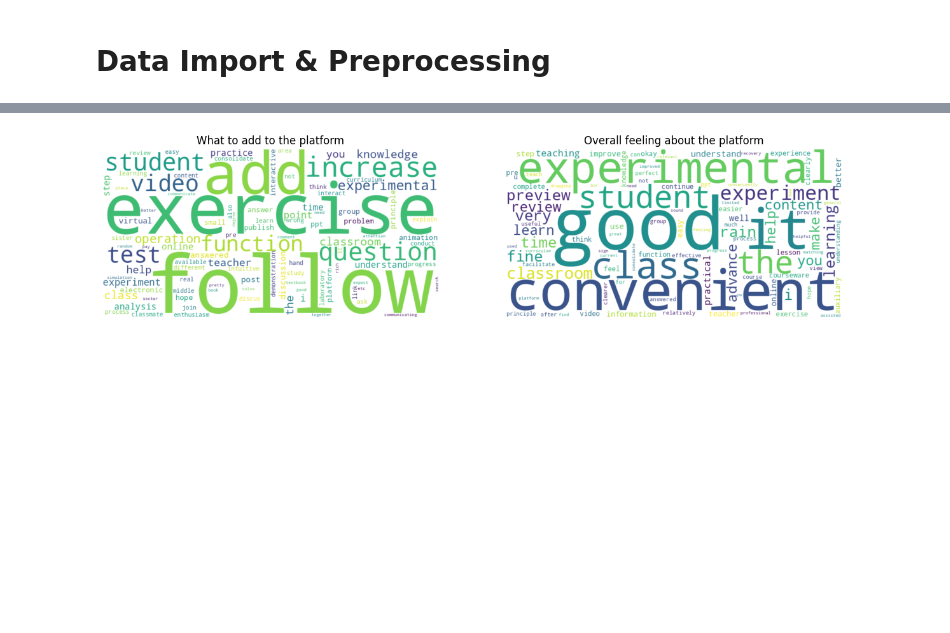
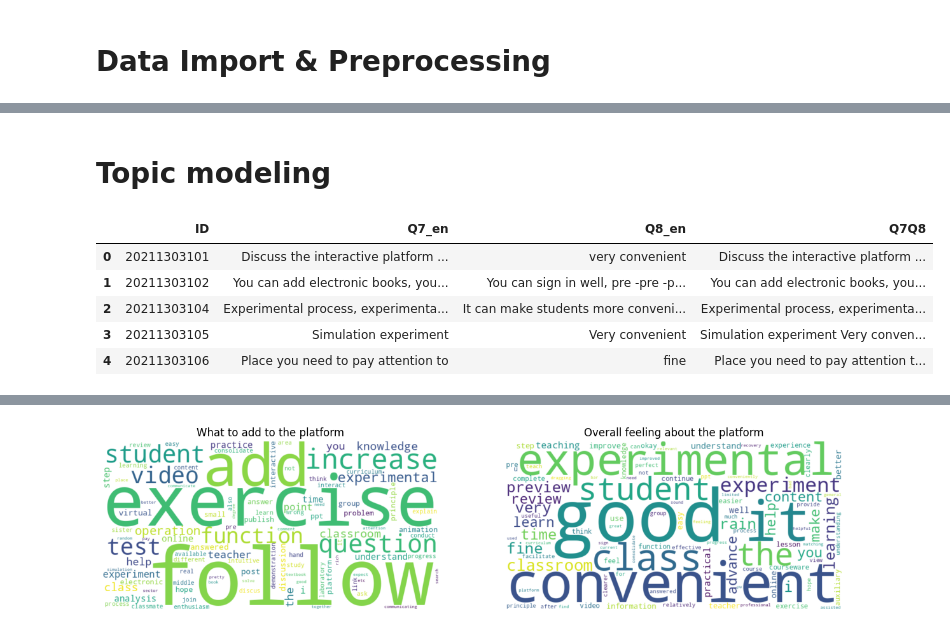
Before and after one commit to ChenshuLiu/RainClassroom-Biochemistry-Pre-lab-Evaluation, a Jupyter notebook: Edu_project_analysis.ipynb, the cells around one changed output, grey strips where cells are left out. Saved outputs shown, nothing was run; the diff lists cells and outputs as text; code cells hidden in the pictures; blank space fills up the shorter version.

```diff
--- a/Edu_project_analysis.ipynb
+++ b/Edu_project_analysis.ipynb
@@ -129,3 +117,5 @@ Q8_chin_response = collected_df['Q8'].str.cat(sep = '')
 with open('/content/drive/MyDrive/Edu/Q8_chin_response.txt', 'w') as file:
     # Write the string to the file
     file.write(Q8_chin_response)
+# %% [markdown]
+# Topic modeling
@@ -131,0 +125,9 @@ with open('/content/drive/MyDrive/Edu/Q8_chin_response.txt', 'w') as file:
+# %%
+topic_modeling_df.head(5)
+# %% [output]
+|  | ID | Q7_en | Q8_en | Q7Q8 |
+| 0 | 20211303101 | Discuss the interactive platform ... | very convenient | Discuss the interactive platform ... |
+| 1 | 20211303102 | You can add electronic books, you... | You can sign in well, pre -pre -p... | You can add electronic books, you... |
+| 2 | 20211303104 | Experimental process, experimenta... | It can make students more conveni... | Experimental process, experimenta... |
+| 3 | 20211303105 | Simulation experiment | Very convenient | Simulation experiment Very conven... |
+| 4 | 20211303106 | Place you need to pay attention to | fine | Place you need to pay attention t... |
```
Also changed, not shown: parts of 8 cells of this notebook.
